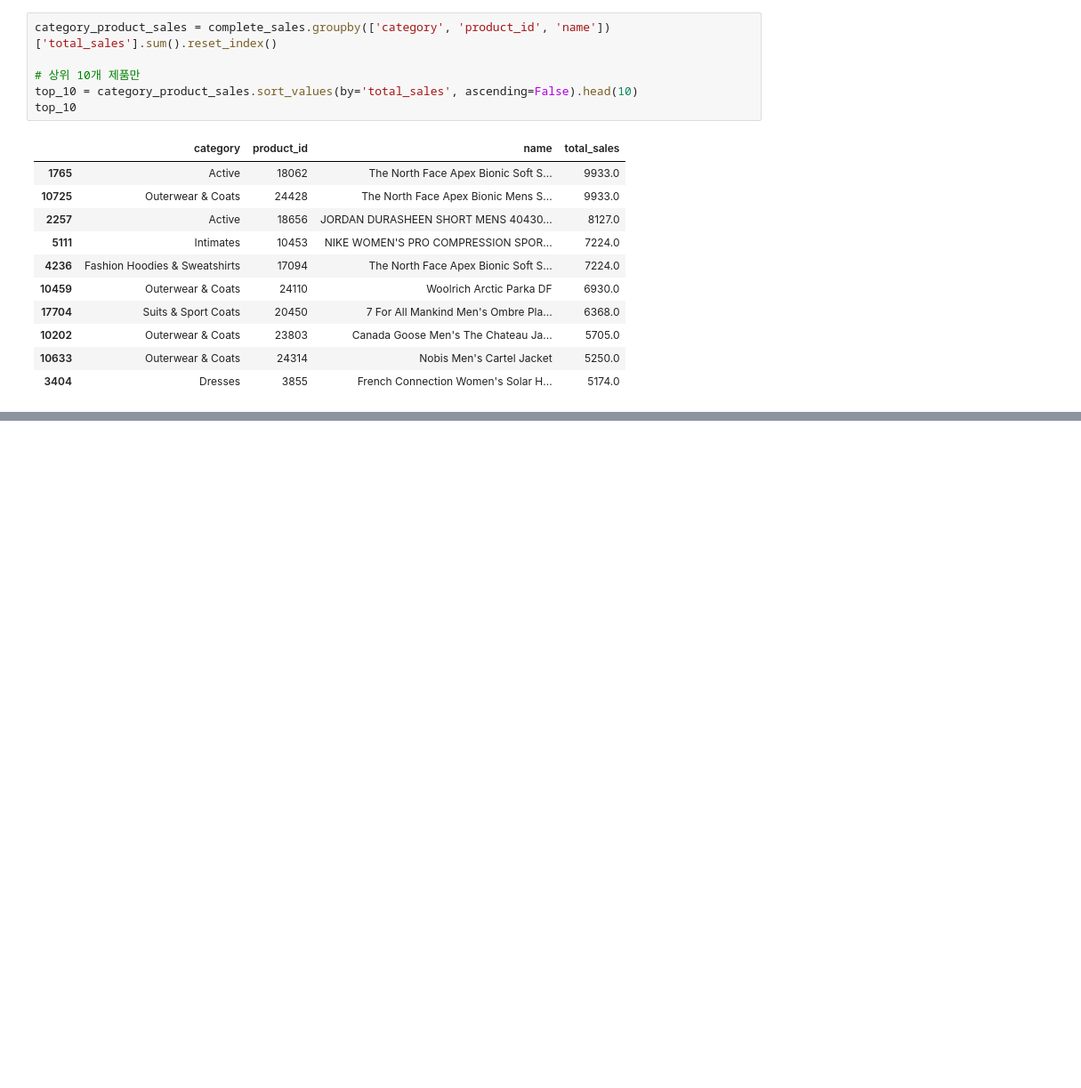
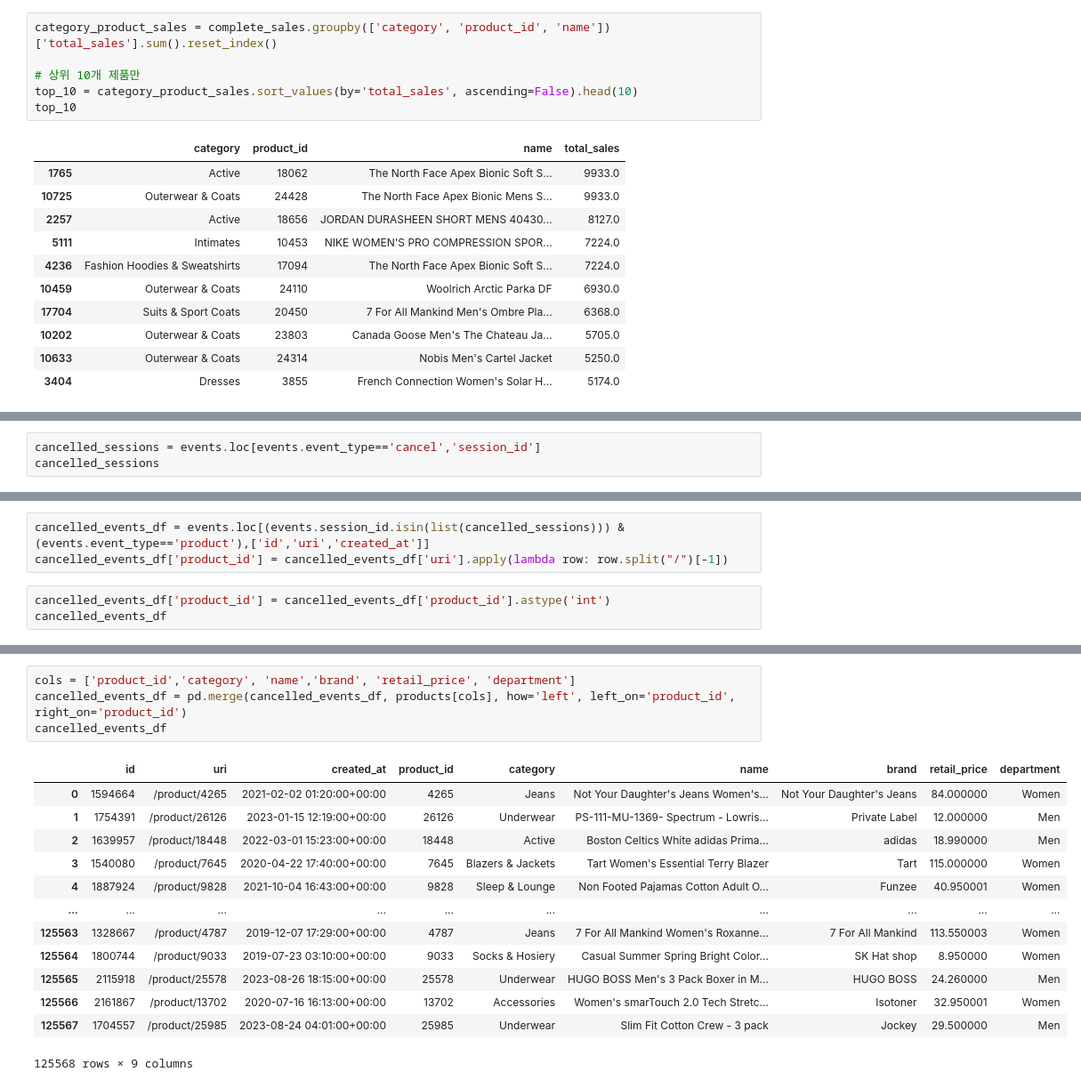
Before and after one commit to kyeob1107/Four-A, a Jupyter notebook: khj/looker.ipynb, the cells around one changed output, grey strips where cells are left out. Shown at 89% size. Drawn from its saved outputs; the diff is of its cells as text; blank space fills up the shorter version.

```diff
--- a/khj/looker.ipynb
+++ b/khj/looker.ipynb
@@ -429,0 +579,3 @@ top_10
+# %%
+cancelled_sessions = events.loc[events.event_type=='cancel','session_id']
+cancelled_sessions
@@ -429,0 +595,6 @@ top_10
+# %%
+cancelled_events_df = events.loc[(events.session_id.isin(list(cancelled_sessions))) & (events.event_type=='product'),['id','uri','created_at']]
+cancelled_events_df['product_id'] = cancelled_events_df['uri'].apply(lambda row: row.split("/")[-1])
+# %%
+cancelled_events_df['product_id'] = cancelled_events_df['product_id'].astype('int')
+cancelled_events_df
@@ -429,0 +615,18 @@ top_10
+# %%
+cols = ['product_id','category', 'name','brand', 'retail_price', 'department']
+cancelled_events_df = pd.merge(cancelled_events_df, products[cols], how='left', left_on='product_id', right_on='product_id')
+cancelled_events_df
+# %% [output]
+|  | id | uri | created_at | product_id | category | name | brand | retail_price | department |
+| 0 | 1594664 | /product/4265 | 2021-02-02 01:20:00+00:00 | 4265 | Jeans | Not Your Daughter's Jeans Women's... | Not Your Daughter's Jeans | 84.000000 | Women |
+| 1 | 1754391 | /product/26126 | 2023-01-15 12:19:00+00:00 | 26126 | Underwear | PS-111-MU-1369- Spectrum - Lowris... | Private Label | 12.000000 | Men |
+| 2 | 1639957 | /product/18448 | 2022-03-01 15:23:00+00:00 | 18448 | Active | Boston Celtics White adidas Prima... | adidas | 18.990000 | Men |
+| 3 | 1540080 | /product/7645 | 2020-04-22 17:40:00+00:00 | 7645 | Blazers & Jackets | Tart Women's Essential Terry Blazer | Tart | 115.000000 | Women |
+| 4 | 1887924 | /product/9828 | 2021-10-04 16:43:00+00:00 | 9828 | Sleep & Lounge | Non Footed Pajamas Cotton Adult O... | Funzee | 40.950001 | Women |
+| ... | ... | ... | ... | ... | ... | ... | ... | ... | ... |
+| 125563 | 1328667 | /product/4787 | 2019-12-07 17:29:00+00:00 | 4787 | Jeans | 7 For All Mankind Women's Roxanne... | 7 For All Mankind | 113.550003 | Women |
+| 125564 | 1800744 | /product/9033 | 2019-07-23 03:10:00+00:00 | 9033 | Socks & Hosiery | Casual Summer Spring Bright Color... | SK Hat shop | 8.950000 | Women |
+| 125565 | 2115918 | /product/25578 | 2023-08-26 18:15:00+00:00 | 25578 | Underwear | HUGO BOSS Men's 3 Pack Boxer in M... | HUGO BOSS | 24.260000 | Men |
+| 125566 | 2161867 | /product/13702 | 2020-07-16 16:13:00+00:00 | 13702 | Accessories | Women's smarTouch 2.0 Tech Stretc... | Isotoner | 32.950001 | Women |
+| 125567 | 1704557 | /product/25985 | 2023-08-24 04:01:00+00:00 | 25985 | Underwear | Slim Fit Cotton Crew - 3 pack | Jockey | 29.500000 | Men |
+125568 rows × 9 columns
```
Also changed, not shown: parts of 24 cells of this notebook, 1 other file.
